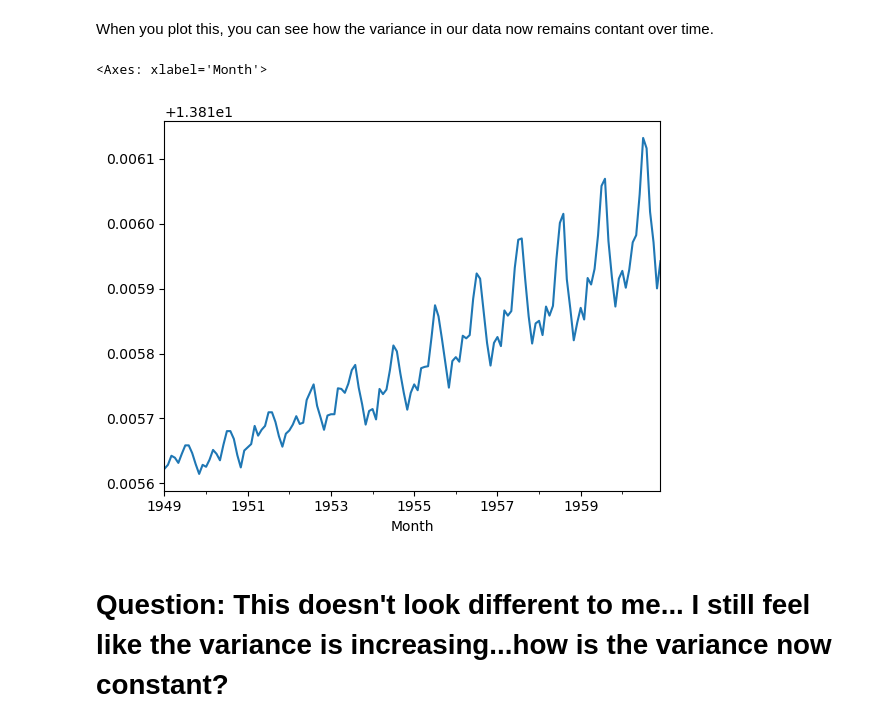
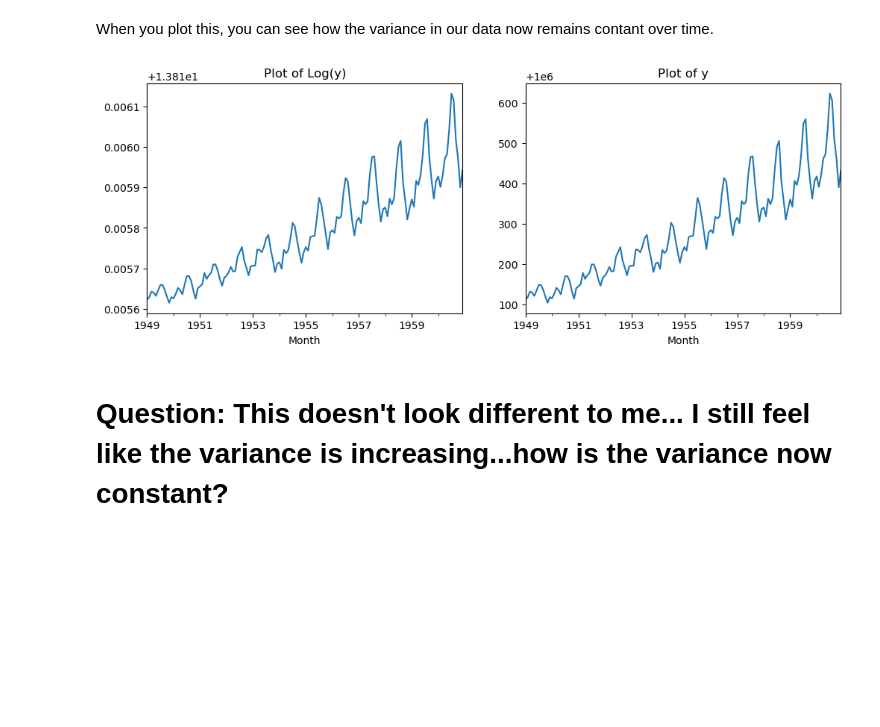
Before and after one commit to MSnellgrove/Springboard, a Jupyter notebook: Projects/Cowboy Cigarettes Case Study - Tier 1.ipynb, the cells around one changed output. Cells and saved outputs as stored; diff of their text form; code cells hidden in the pictures; blank space fills up the shorter version.

```diff
--- a/Projects/Cowboy Cigarettes Case Study - Tier 1.ipynb
+++ b/Projects/Cowboy Cigarettes Case Study - Tier 1.ipynb
@@ -296,11 +296,14 @@ y_log = np.log(y)
 # %% [markdown]
 
 When you plot this, you can see how the variance in our data now remains contant over time.
-# %%
-y_log.plot()
-# %% [output]
-<Axes: xlabel='Month'>
-[figure, removed]
+# %%
+fig, ax = plt.subplots(1, 2, figsize = (12, 4))
+y_log.plot(ax = ax[0])
+ax[0].set_title('Plot of Log(y)')
+y.plot(ax = ax[1])
+ax[1].set_title('Plot of y');
+# %% [output]
+[figure, added]
 # %% [markdown]
 # Question: This doesn't look different to me... I still feel like the variance is increasing...how is the variance now constant?
 # %% [markdown]
```
